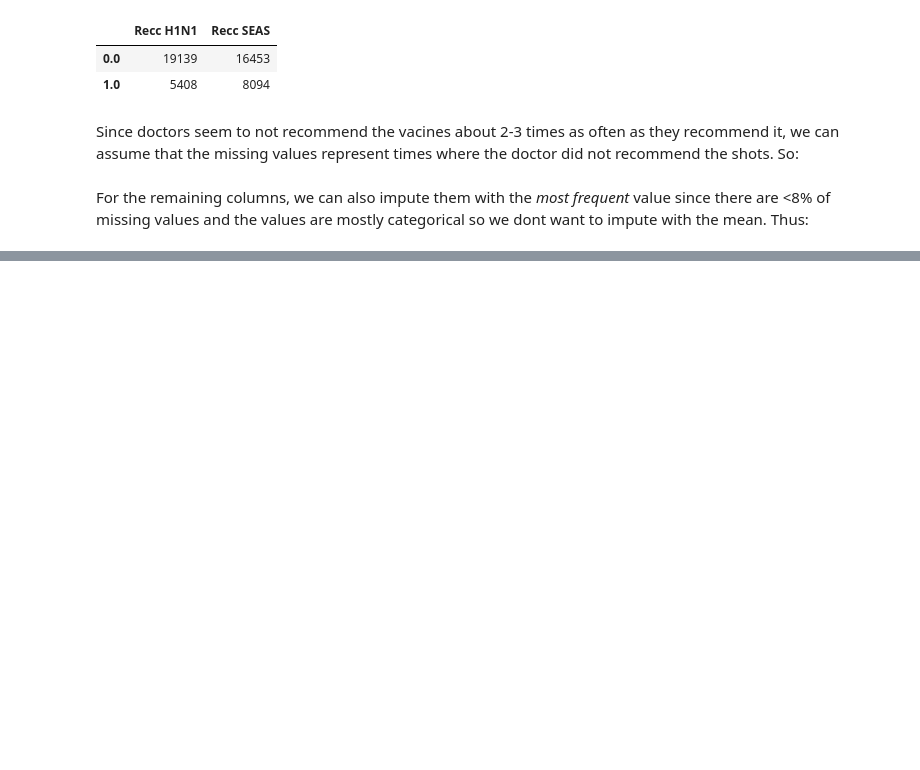
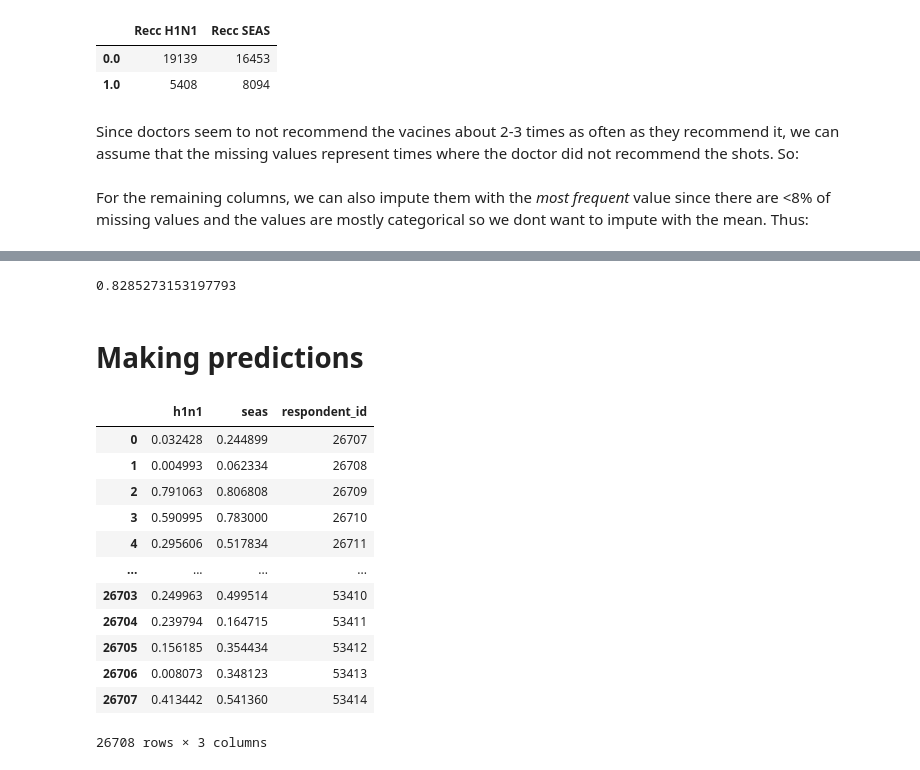
Before and after one commit to J-Rodrigues0/drivendata-flu-shot-learning, a Jupyter notebook: flu_shot_learning-GENERAL.ipynb, the cells around one changed output, grey strips where cells are left out. Cells and saved outputs as stored; diff of their text form; code cells hidden in the pictures; blank space fills up the shorter version.

Commit message:
Data preprocessing and first predictions.

```diff
--- a/flu_shot_learning-GENERAL.ipynb
+++ b/flu_shot_learning-GENERAL.ipynb
@@ -221,0 +239,12 @@ Amazing! We can now start making predictions on our data!
+# %%
+from sklearn.multioutput import MultiOutputClassifier
+from sklearn.linear_model import LogisticRegression
+
+XGB_multi_class = MultiOutputClassifier(estimator=XGB_class)
+# %%
+from sklearn.pipeline import Pipeline
+
+full_pipeline = Pipeline([('preprocessor', preprocessor),
+                          ('estimator', XGB_multi_class)])
+# %%
+full_pipeline.fit(X_train, y_train)
@@ -221,0 +273,29 @@ Amazing! We can now start making predictions on our data!
+# %%
+from sklearn.metrics import roc_auc_score
+
+roc_auc_score(y_valid, y_pred)
+# %% [output]
+0.8285273153197793
+# %% [markdown]
+# Making predictions
+# %%
+predictions = full_pipeline.predict_proba(X_test)
+predictions = pd.DataFrame({'h1n1': predictions[0][:, 1],
+                            'seas': predictions[1][:, 1],
+                            'respondent_id': X_test.index})
+# %%
+predictions
+# %% [output]
+|  | h1n1 | seas | respondent_id |
+| 0 | 0.032428 | 0.244899 | 26707 |
+| 1 | 0.004993 | 0.062334 | 26708 |
+| 2 | 0.791063 | 0.806808 | 26709 |
+| 3 | 0.590995 | 0.783000 | 26710 |
+| 4 | 0.295606 | 0.517834 | 26711 |
+| ... | ... | ... | ... |
+| 26703 | 0.249963 | 0.499514 | 53410 |
+| 26704 | 0.239794 | 0.164715 | 53411 |
+| 26705 | 0.156185 | 0.354434 | 53412 |
+| 26706 | 0.008073 | 0.348123 | 53413 |
+| 26707 | 0.413442 | 0.541360 | 53414 |
+26708 rows × 3 columns
```
Also changed, not shown: parts of 41 cells of this notebook, 1 other file.
